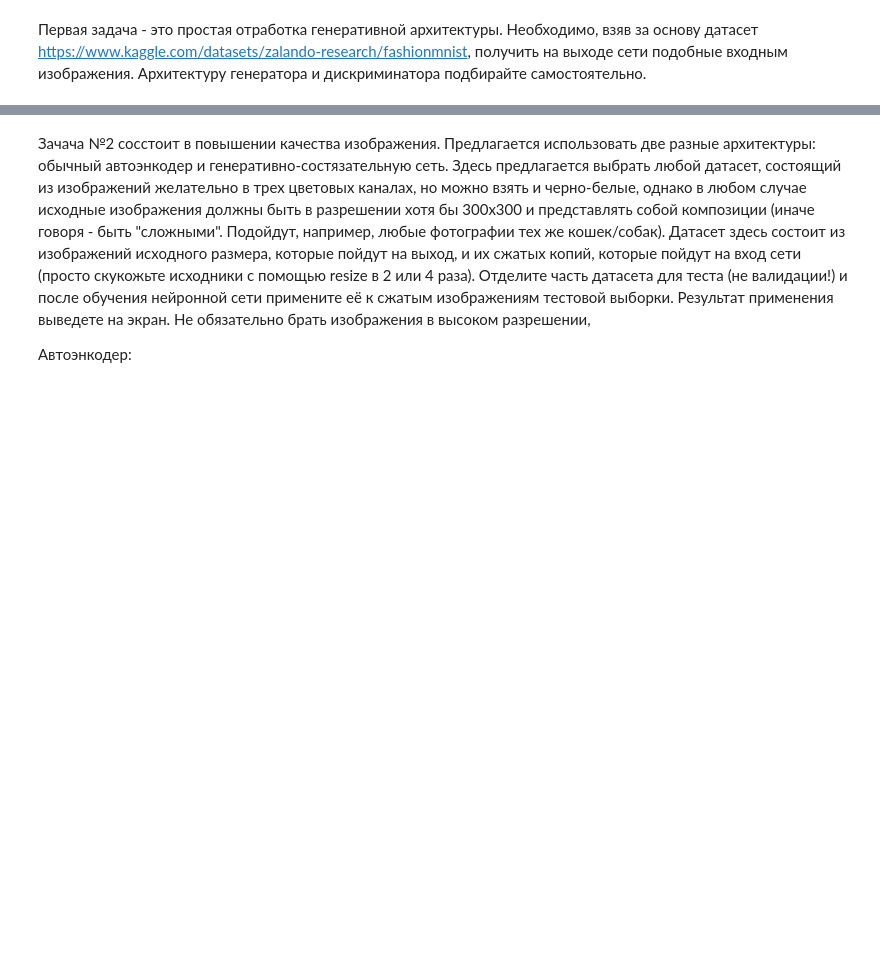
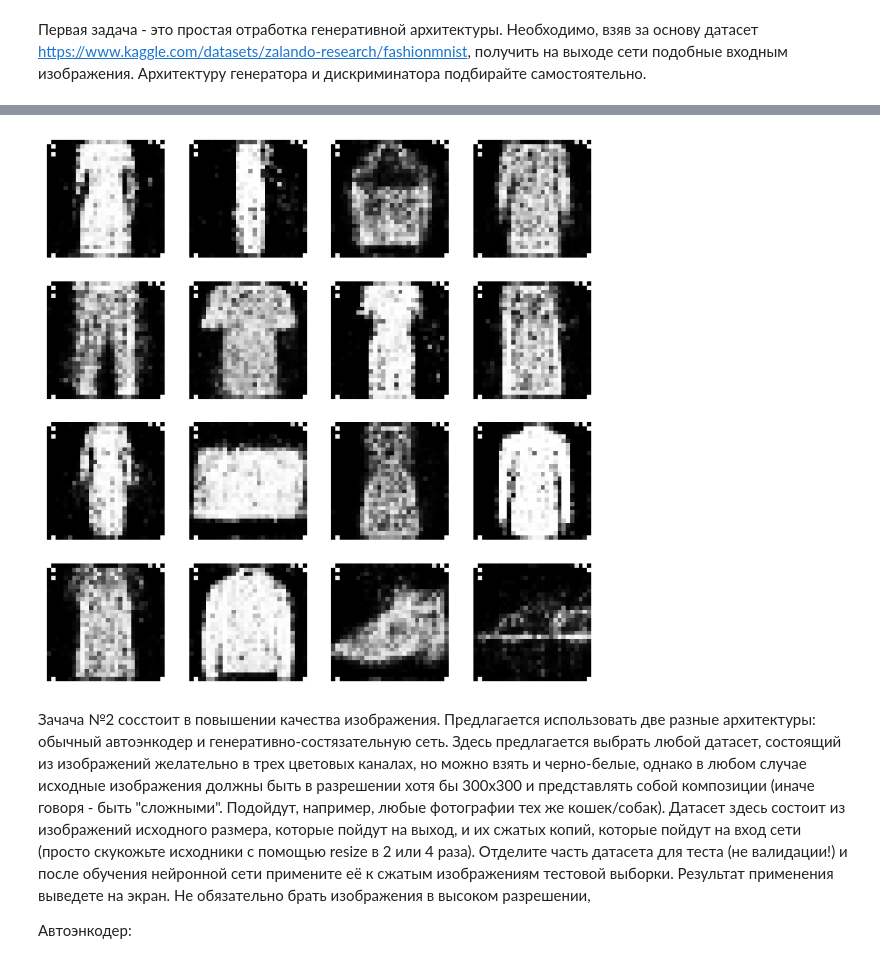
Before and after one commit to BZ6/PINDeepLearning, a Jupyter notebook: Лабораторная_работа_№4.ipynb, the cells around one changed output, grey strips where cells are left out. Cells and saved outputs as stored; diff of their text form; code cells hidden in the pictures; blank space fills up the shorter version.

```diff
--- a/Лабораторная_работа_№4.ipynb
+++ b/Лабораторная_работа_№4.ipynb
@@ -9,3 +131,22 @@
+# %%
+def visualize_results():
+    generator = Generator(input_size=100, hidden_size=256, output_size=784).cuda()
+    generator.load_state_dict(torch.load('generator.pth'))
+    generator.eval()
+
+    z = torch.randn(16, 100).cuda()
+    fake_images = generator(z)
+    fake_images = fake_images.view(16, 28, 28)
+
+    fig, axes = plt.subplots(4, 4, figsize=(8, 8))
+    for i, ax in enumerate(axes.flat):
+        ax.imshow(fake_images[i].cpu().detach().numpy(), cmap='gray')
+        ax.axis('off')
+    plt.show()
+
+visualize_results()
+# %% [output]
+[figure, added]
 # %% [markdown]
 Зачача №2 сосстоит в повышении качества изображения. Предлагается использовать две разные архитектуры: обычный автоэнкодер и генеративно-состязательную сеть. Здесь предлагается выбрать любой датасет, состоящий из изображений желательно в трех цветовых каналах, но можно взять и черно-белые, однако в любом случае исходные изображения должны быть в разрешении хотя бы 300х300 и представлять собой композиции (иначе говоря - быть "сложными". Подойдут, например, любые фотографии тех же кошек/собак). Датасет здесь состоит из изображений исходного размера, которые пойдут на выход, и их сжатых копий, которые пойдут на вход сети (просто скукожьте исходники с помощью resize в 2 или 4 раза). Отделите часть датасета для теста (не валидации!) и после обучения нейронной сети примените её к сжатым изображениям тестовой выборки. Результат применения выведете на экран. Не обязательно брать изображения в высоком разрешении,
 
```
Also changed, not shown: parts of 6 cells of this notebook.
